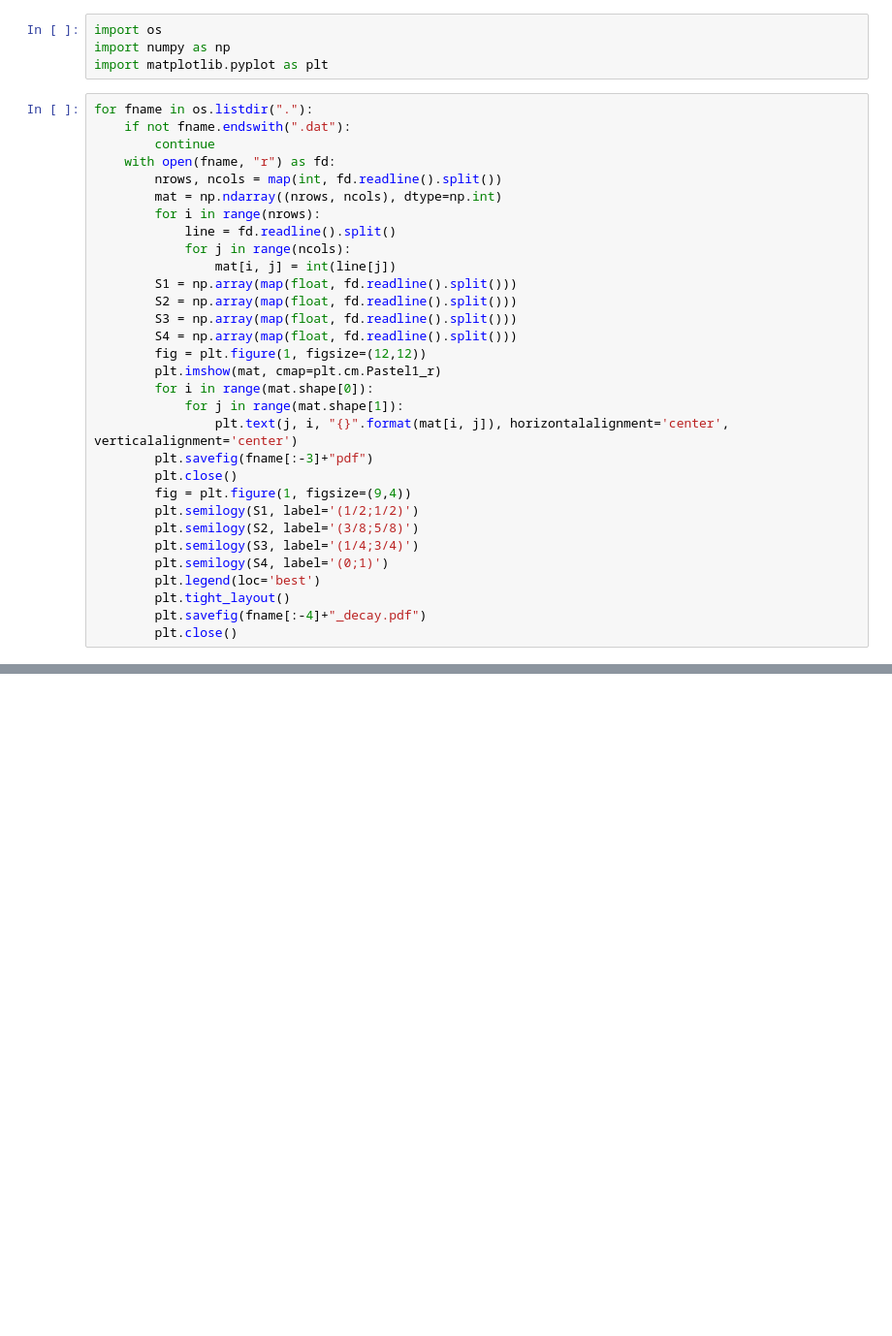
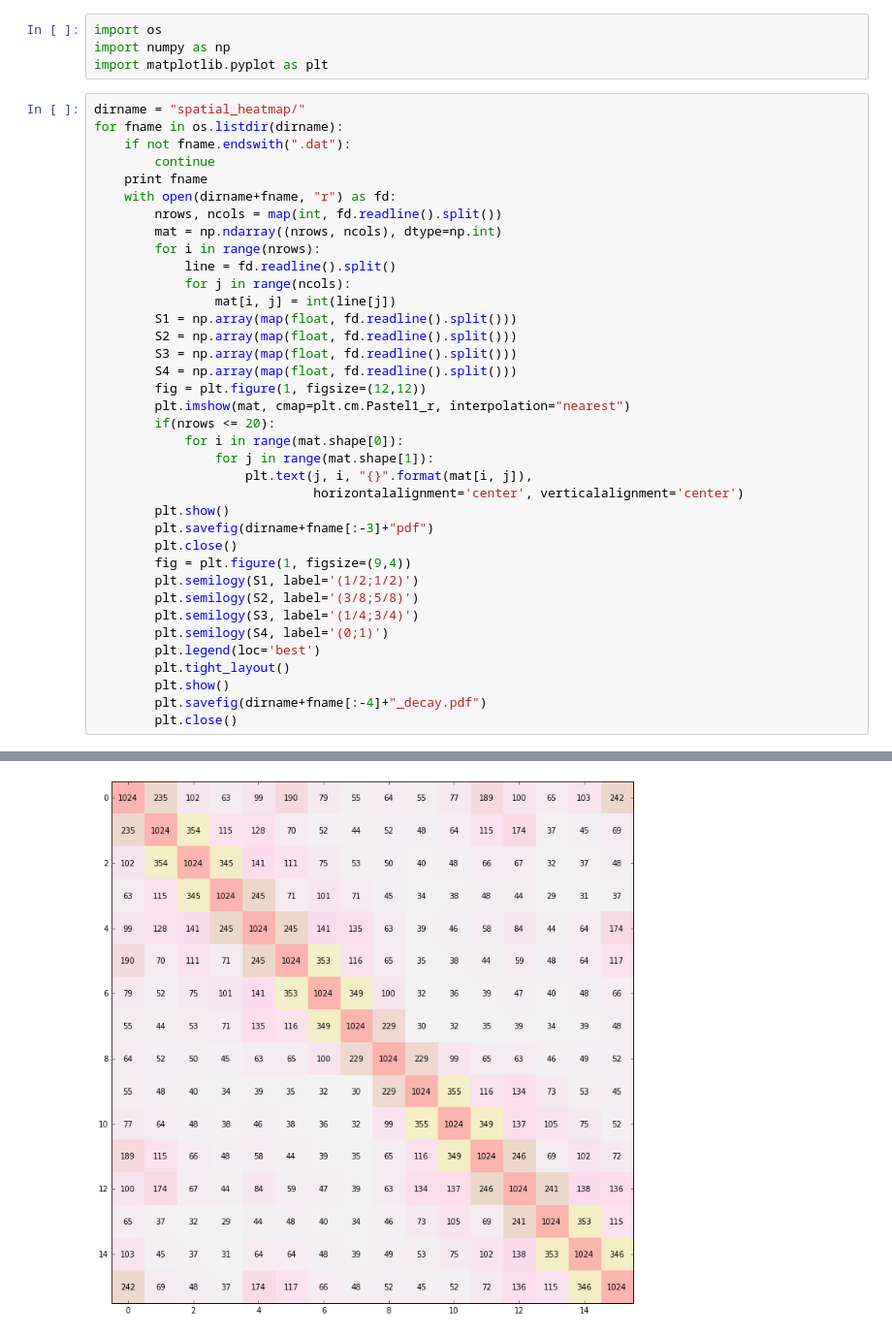
Before and after one commit to ecrc/stars-h, a Jupyter notebook: testing/Draw heatmaps.ipynb, the cells around one changed output, grey strips where cells are left out. Shown at 97% size. Cells and saved outputs as stored; diff of their text form; blank space fills up the shorter version.

```diff
--- a/testing/Draw heatmaps.ipynb
+++ b/testing/Draw heatmaps.ipynb
@@ -5,10 +5,12 @@ import os
 import numpy as np
 import matplotlib.pyplot as plt
 # %%
-for fname in os.listdir("."):
+dirname = "spatial_heatmap/"
+for fname in os.listdir(dirname):
     if not fname.endswith(".dat"):
         continue
-    with open(fname, "r") as fd:
+    print fname
+    with open(dirname+fname, "r") as fd:
         nrows, ncols = map(int, fd.readline().split())
         mat = np.ndarray((nrows, ncols), dtype=np.int)
         for i in range(nrows):
@@ -20,11 +22,14 @@ for fname in os.listdir("."):
         S3 = np.array(map(float, fd.readline().split()))
         S4 = np.array(map(float, fd.readline().split()))
         fig = plt.figure(1, figsize=(12,12))
-        plt.imshow(mat, cmap=plt.cm.Pastel1_r)
-        for i in range(mat.shape[0]):
-            for j in range(mat.shape[1]):
-                plt.text(j, i, "{}".format(mat[i, j]), horizontalalignment='center', verticalalignment='center')
-        plt.savefig(fname[:-3]+"pdf")
+        plt.imshow(mat, cmap=plt.cm.Pastel1_r, interpolation="nearest")
+        if(nrows <= 20):
+            for i in range(mat.shape[0]):
+                for j in range(mat.shape[1]):
+                    plt.text(j, i, "{}".format(mat[i, j]),
+                             horizontalalignment='center', verticalalignment='center')
+        plt.show()
+        plt.savefig(dirname+fname[:-3]+"pdf")
         plt.close()
         fig = plt.figure(1, figsize=(9,4))
         plt.semilogy(S1, label='(1/2;1/2)')
@@ -33,5 +38,7 @@ for fname in os.listdir("."):
         plt.semilogy(S4, label='(0;1)')
         plt.legend(loc='best')
         plt.tight_layout()
-        plt.savefig(fname[:-4]+"_decay.pdf")
+        plt.show()
+        plt.savefig(dirname+fname[:-4]+"_decay.pdf")
         plt.close()
+# %% [output]
@@ -37,0 +46 @@ for fname in os.listdir("."):
+[figure, added]
```
Also changed, not shown: parts of 2 cells of this notebook, 5 other files.
